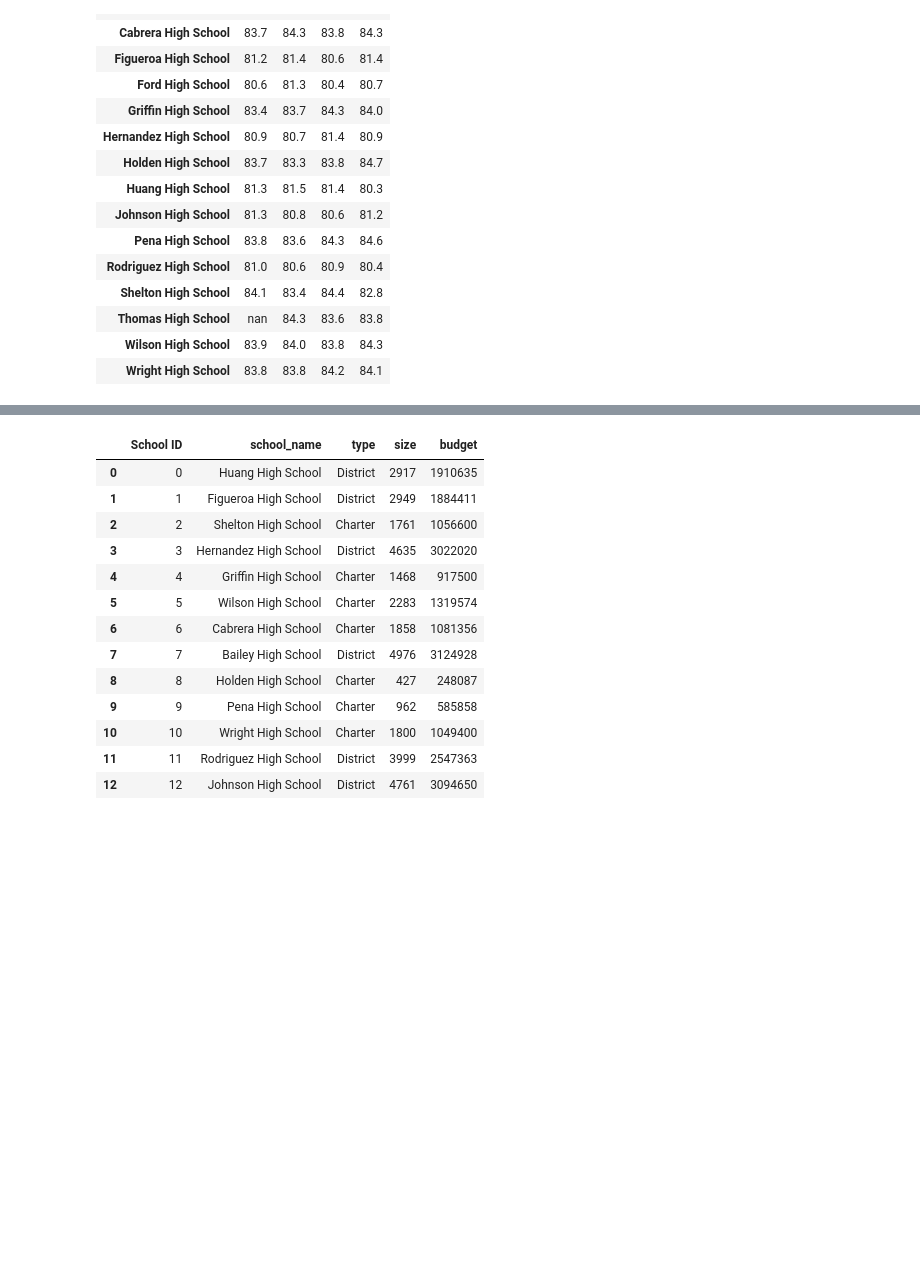
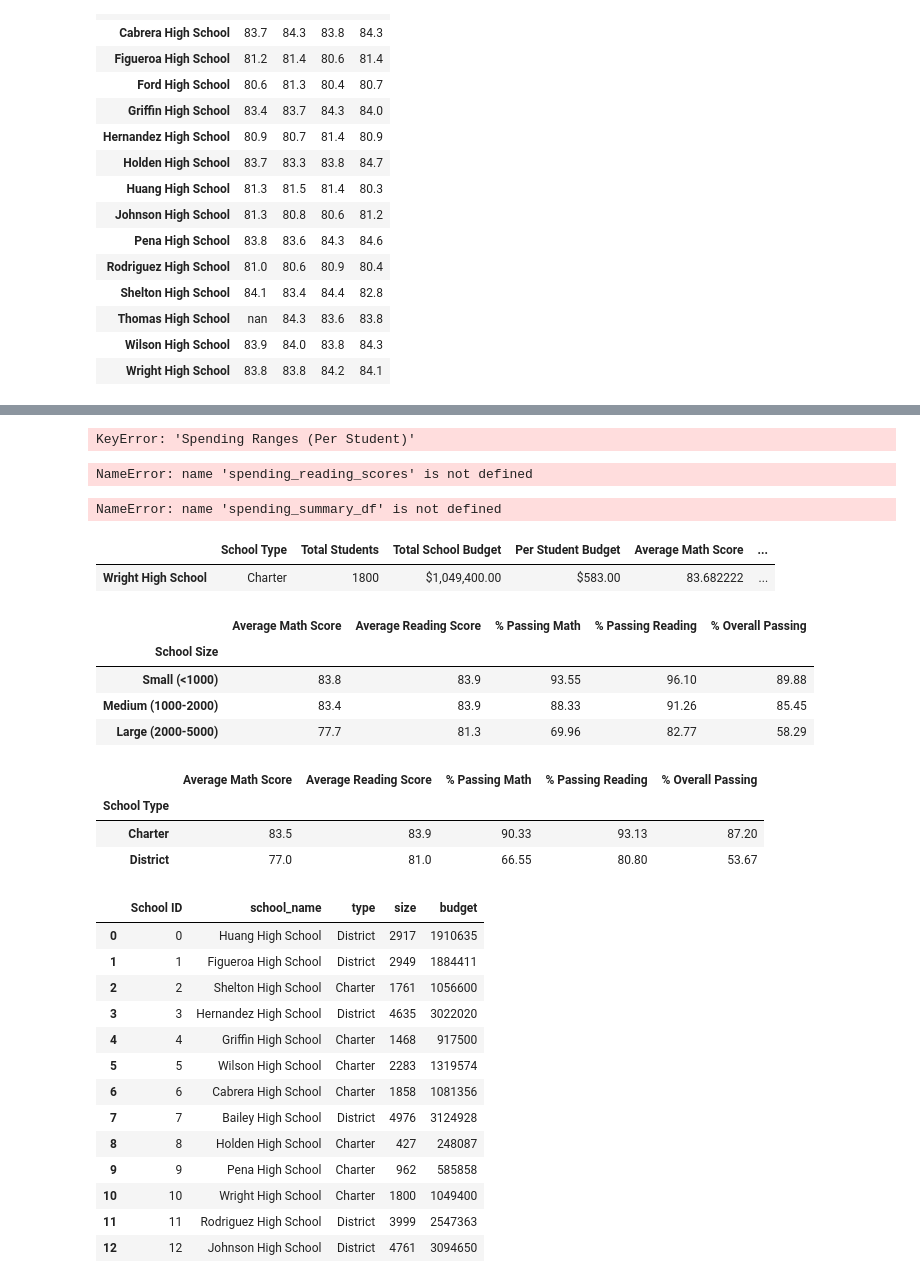
Before and after one commit to ramon0101alonso/School-District-Analysis, a Jupyter notebook: PyCitySchools_Challenge_testing.ipynb, the cells around one changed output, grey strips where cells are left out. Saved outputs shown, nothing was run; the diff lists cells and outputs as text; code cells hidden in the pictures; blank space fills up the shorter version.

```diff
--- a/PyCitySchools_Challenge_testing.ipynb
+++ b/PyCitySchools_Challenge_testing.ipynb
@@ -477,6 +479,9 @@ new_reading_scores_by_grade
 # %%
 
 # Establish the spending bins and group names.
-spending_bins = []
+spending_bins = [0, 550, 600, 650, 700]
+group_names = [">$550", "$550-600", "$600-650", "$650-700"]
 
 # Categorize spending based on the bins.
+per_school_summary_df["Spending Ranges (Per Student"] = pd.cut(per_school_capita, spending_bins, labels= group_names)
+per_school_summary_df
@@ -483,21 +505,74 @@ spending_bins = []
 # %%
 # Calculate averages for the desired columns.
+spending_math_scores = per_school_summary_df.groupby(["Spending Ranges (Per Student)"]).mean()["Average Math Score"]
+spending_reading_scores = per_school_summary_df.groupby(["Spending Ranges (Per Student)"]).mean()["Average Reading Score"]
+spending_passing_math = per_school_summary_df.groupby(["Spending Ranges (Per Student)"]).mean()["% Passing Math"]
+spending_passing_reading = per_school_summary_df.groupby(["Spending Ranges (Per Student)"]).mean()["% Passing Reading"]
+spending_passing_overall = per_school_summary_df.groupby(["Spending Ranges (Per Student)"]).mean()["% Overall Passing"]
+# %% [output]
+KeyError: 'Spending Ranges (Per Student)'
 # %%
 # Create the DataFrame
+spending_summary_df = pd.DataFrame({
+          "Average Math Score" : spending_math_scores,
+          "Average Reading Score": spending_reading_scores,
+          "% Passing Math": spending_passing_math,
+          "% Passing Reading": spending_passing_reading,
+          "% Overall Passing": spending_passing_overall})
+# %% [output]
+NameError: name 'spending_reading_scores' is not defined
 # %%
 # Format the DataFrame
+spending_summary_df["Average Math Score"] = spending_summary_df["Average Math Score"].map("{:.1f}".format)
+spending_summary_df["Average Reading Score"] = spending_summary_df["Average Reading Score"].map("{:.1f}".format)
+spending_summary_df["% Passing Math"] = spending_summary_df["% Passing Math"].map("{:.2f}".format)
+spending_summary_df["% Passing Reading"] = spending_summary_df["% Passing Reading"].map("{:.2f}".format)
+spending_summary_df["% Overall Passing"] = spending_summary_df["% Overall Passing"].map("{:.2f}".format)
+spending_summary_df
+# %% [output]
+NameError: name 'spending_summary_df' is not defined
 # %%
 ## Scores by School Size
 # %%
 # Establish the bins.
-
+size_bins = [0, 1000, 2000, 5000]
+group_names = ["Small (<1000)", "Medium (1000-2000)", "Large (2000-5000)"]
 # Categorize spending based on the bins.
+per_school_summary_df["School Size"] = pd.cut(per_school_summary_df["Total Students"], size_bins, labels=group_names)
+per_school_summary_df.tail(1)
+# %% [output]
+|  | School Type | Total Students | Total School Budget | Per Student Budget | Average Math Score | ... |
+| Wright High School | Charter | 1800 | $1,049,400.00 | $583.00 | 83.682222 | ... |
 # %%
 # Calculate averages for the desired columns.
+size_math_scores = per_school_summary_df.groupby(["School Size"]).mean()["Average Math Score"]
+size_reading_scores = per_school_summary_df.groupby(["School Size"]).mean()["Average Reading Score"]
+size_passing_math = per_school_summary_df.groupby(["School Size"]).mean()["% Passing Math"]
+size_passing_reading = per_school_summary_df.groupby(["School Size"]).mean()["% Passing Reading"]
+size_overall_passing = per_school_summary_df.groupby(["School Size"]).mean()["% Overall Passing"]
 # %%
 # Assemble into DataFrame.
+size_summary_df = pd.DataFrame({
+          "Average Math Score" : size_math_scores,
+          "Average Reading Score": size_reading_scores,
+          "% Passing Math": size_passing_math,
+          "% Passing Reading": size_passing_reading,
+          "% Overall Passing": size_overall_passing})
+# size_summary_df
 # %%
 # Format the DataFrame
+size_summary_df["Average Math Score"] = size_summary_df["Average Math Score"].map("{:.1f}".format)
+size_summary_df["Average Reading Score"] = size_summary_df["Average Reading Score"].map("{:.1f}".format)
+size_summary_df["% Passing Math"] = size_summary_df["% Passing Math"].map("{:.2f}".format)
+size_summary_df["% Passing Reading"] = size_summary_df["% Passing Reading"].map("{:.2f}".format)
+size_summary_df["% Overall Passing"] = size_summary_df["% Overall Passing"].map("{:.2f}".format)
+size_summary_df
+# %% [output]
+|  | Average Math Score | Average Reading Score | % Passing Math | % Passing Reading | % Overall Passing |
+| School Size |  |  |  |  |  |
+| Small (<1000) | 83.8 | 83.9 | 93.55 | 96.10 | 89.88 |
+| Medium (1000-2000) | 83.4 | 83.9 | 88.33 | 91.26 | 85.45 |
+| Large (2000-5000) | 77.7 | 81.3 | 69.96 | 82.77 | 58.29 |
 # %%
 ## Scores by School Type
 # %%
@@ -507,5 +593,16 @@ spending_bins = []
 # %%
 # # Format the DataFrame
+type_summary_df["Average Math Score"] = type_summary_df["Average Math Score"].map("{:.1f}".format)
+type_summary_df["Average Reading Score"] = type_summary_df["Average Reading Score"].map("{:.1f}".format)
+type_summary_df["% Passing Math"] = type_summary_df["% Passing Math"].map("{:.2f}".format)
+type_summary_df["% Passing Reading"] = type_summary_df["% Passing Reading"].map("{:.2f}".format)
+type_summary_df["% Overall Passing"] = type_summary_df["% Overall Passing"].map("{:.2f}".format)
+type_summary_df
+# %% [output]
+|  | Average Math Score | Average Reading Score | % Passing Math | % Passing Reading | % Overall Passing |
+| School Type |  |  |  |  |  |
+| Charter | 83.5 | 83.9 | 90.33 | 93.13 | 87.20 |
+| District | 77.0 | 81.0 | 66.55 | 80.80 | 53.67 |
 # %%
 # Add the Pandas dependency.
 import pandas as pd
```
Also changed, not shown: parts of 5 cells of this notebook.
